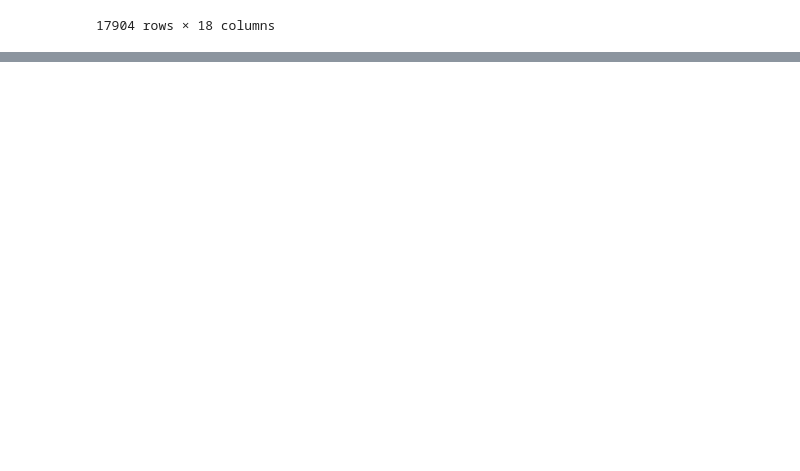
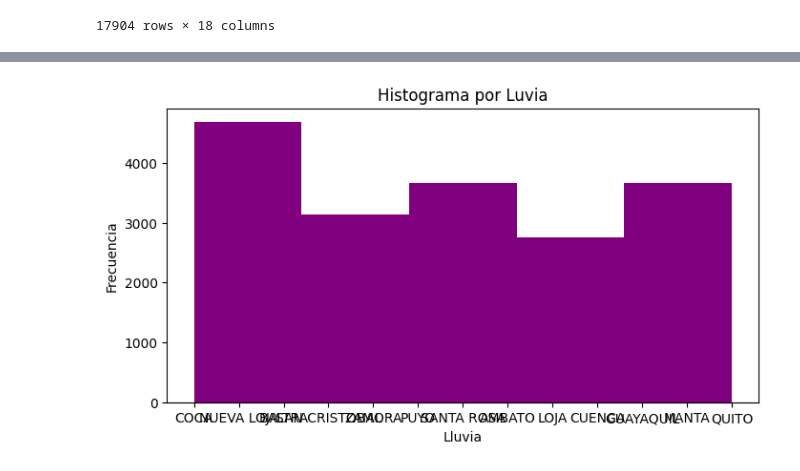
Before and after one commit to mrcueva7/Trabajo_Final_HIA, a Jupyter notebook: MainNotebook.ipynb, the cells around one changed output, grey strips where cells are left out. Saved outputs shown, nothing was run; the diff lists cells and outputs as text; code cells hidden in the pictures; blank space fills up the shorter version.

```diff
--- a/MainNotebook.ipynb
+++ b/MainNotebook.ipynb
@@ -62,0 +89,2 @@ unificado
+# %%
+unificado.precipitation.value_counts()[:20].sort_values(inplace=False).plot(kind='barh')
@@ -62,0 +94,9 @@ unificado
+# %%
+plt.figure(figsize=(8,4))
+plt.hist(unificado['CIUDAD'], bins=5, color='purple')
+plt.title('Histograma por Luvia')
+plt.xlabel('Lluvia')
+plt.ylabel('Frecuencia')
+plt.show()
+# %% [output]
+[figure, added]
```
Also changed, not shown: parts of 5 cells of this notebook.
